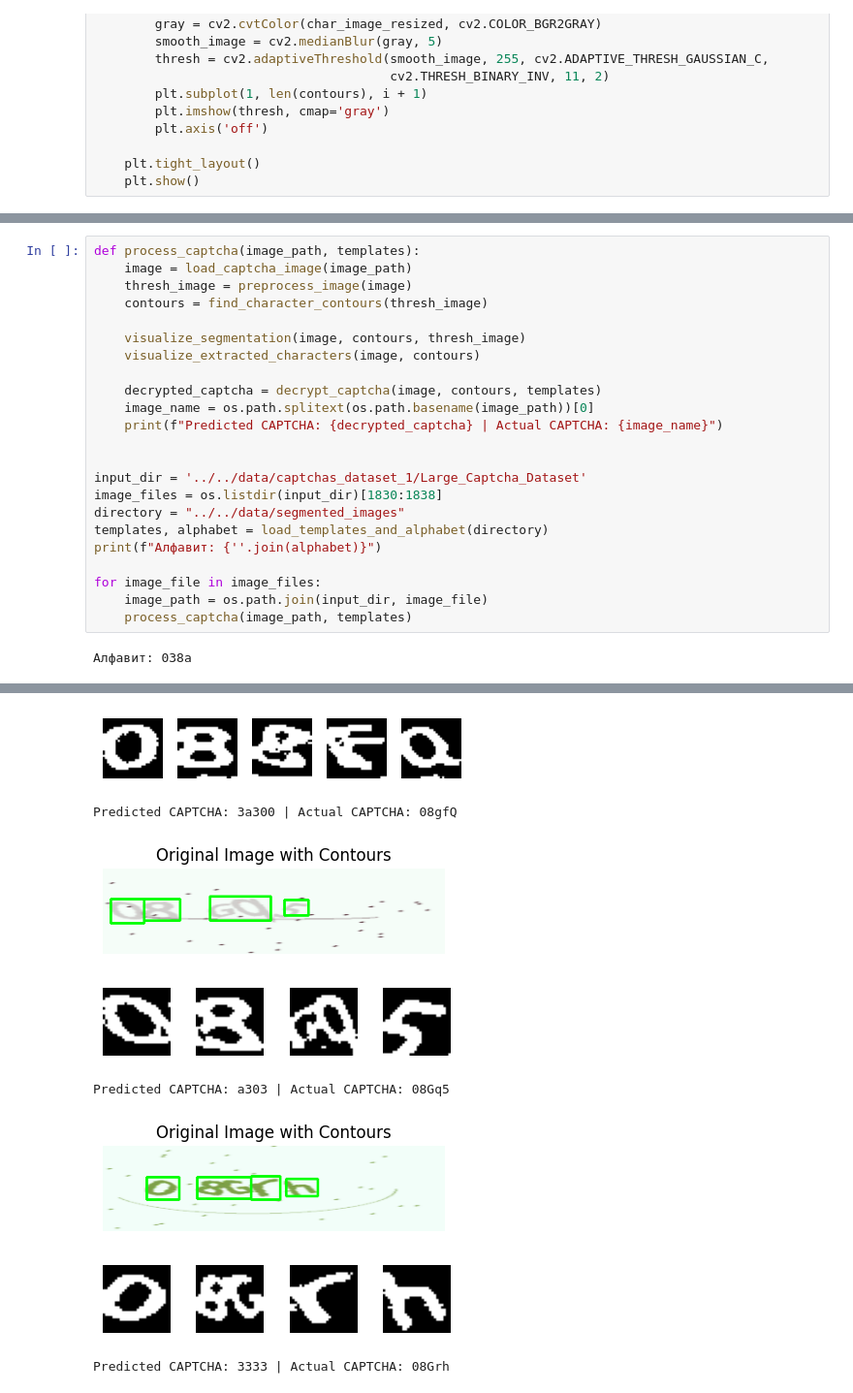
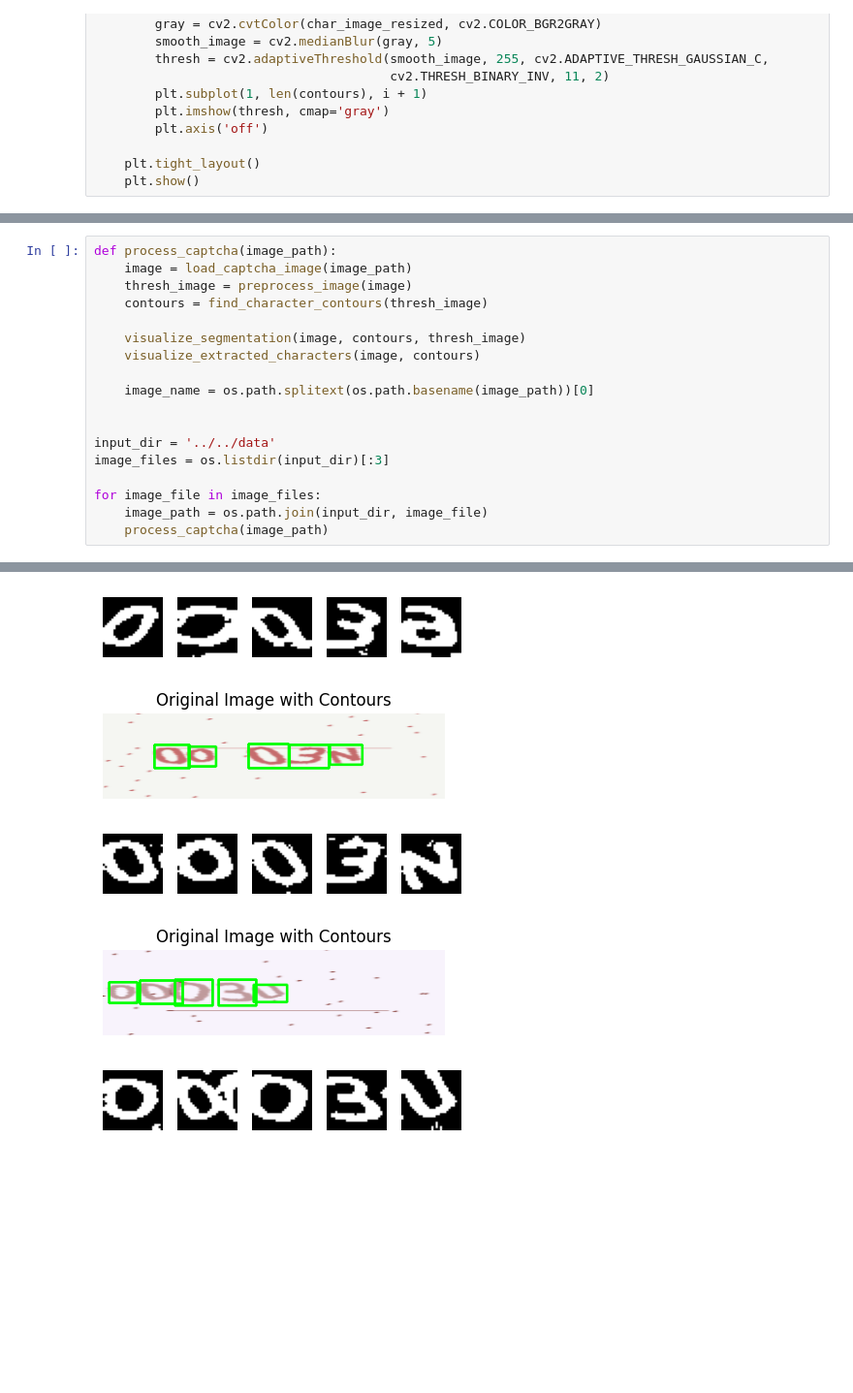
Before and after one commit to EninDmitriy96/CAPTCHA_recognition, a Jupyter notebook: code/notebooks/image_segmentation.ipynb, the cells around one changed output, grey strips where cells are left out. Shown: that part at 97% size. Cells and saved outputs as stored; diff of their text form; blank space fills up the shorter version.

```diff
--- a/code/notebooks/image_segmentation.ipynb
+++ b/code/notebooks/image_segmentation.ipynb
@@ -247,5 +163,5 @@ def visualize_extracted_characters(image, contours, target_size=(28, 28)):
 # %%
-def process_captcha(image_path, templates):
+def process_captcha(image_path):
     image = load_captcha_image(image_path)
     thresh_image = preprocess_image(image)
     contours = find_character_contours(thresh_image)
@@ -253,19 +169,13 @@ def process_captcha(image_path, templates):
     visualize_segmentation(image, contours, thresh_image)
     visualize_extracted_characters(image, contours)
 
-    decrypted_captcha = decrypt_captcha(image, contours, templates)
     image_name = os.path.splitext(os.path.basename(image_path))[0]
-    print(f"Predicted CAPTCHA: {decrypted_captcha} | Actual CAPTCHA: {image_name}")
 
 
-input_dir = '../../data/captchas_dataset_1/Large_Captcha_Dataset'
-image_files = os.listdir(input_dir)[1830:1838]
-directory = "../../data/segmented_images"
-templates, alphabet = load_templates_and_alphabet(directory)
-print(f"Алфавит: {''.join(alphabet)}")
+input_dir = '../../data'
+image_files = os.listdir(input_dir)[:3]
 
 for image_file in image_files:
     image_path = os.path.join(input_dir, image_file)
-    process_captcha(image_path, templates)
+    process_captcha(image_path)
 # %% [output]
-Алфавит: 038a
@@ -273,8 +183,5 @@ for image_file in image_files:
-[figure, old version]
+[figure, new version]
-Predicted CAPTCHA: 3a300 | Actual CAPTCHA: 08gfQ
-[figure, old version]
+[figure, new version]
-[figure, old version]
+[figure, new version]
-Predicted CAPTCHA: a303 | Actual CAPTCHA: 08Gq5
-[figure, old version]
+[figure, new version]
-[figure, old version]
+[figure, new version]
-Predicted CAPTCHA: 3333 | Actual CAPTCHA: 08Grh
```
Also changed, not shown: parts of 10 cells of this notebook, 2 other files.
